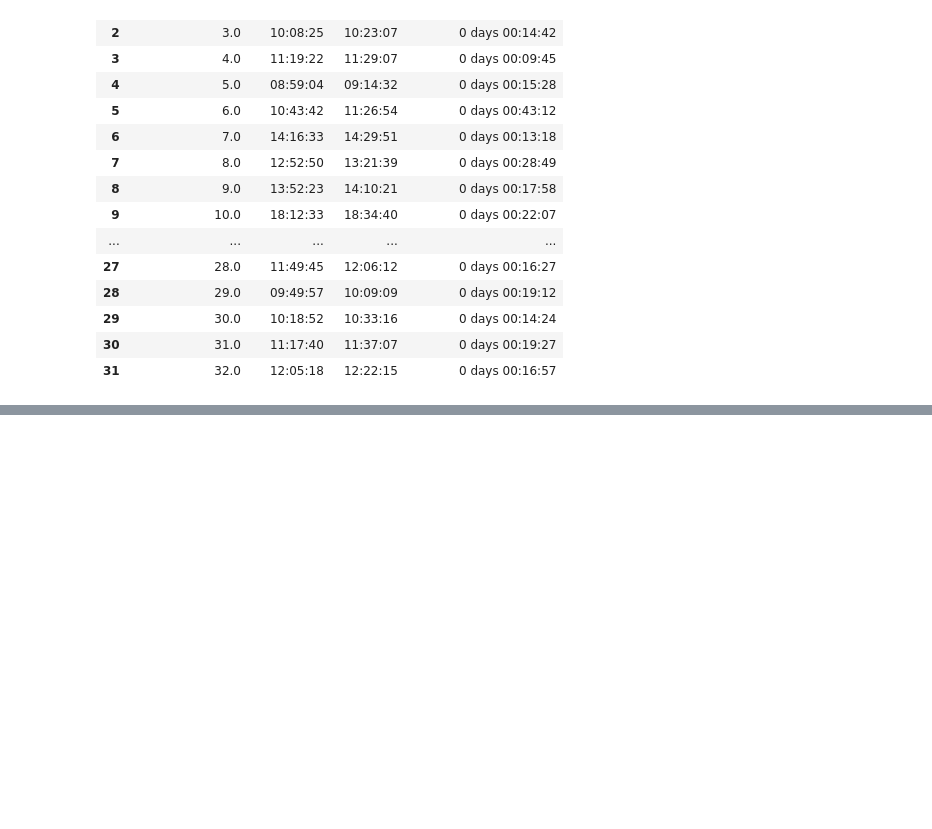
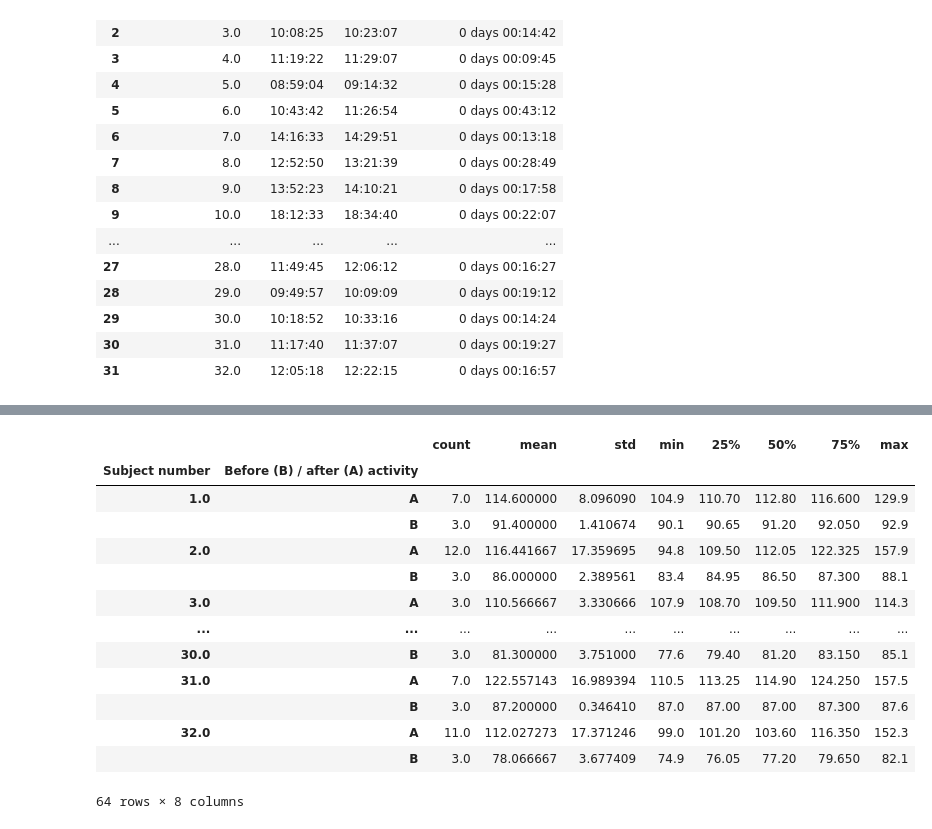
Before and after one commit to Henry7755/ProJect64, a Jupyter notebook: src/demographics.ipynb, the cells around one changed output, grey strips where cells are left out. Drawn from its saved outputs; the diff is of its cells as text; code cells hidden in the pictures; blank space fills up the shorter version.

```diff
--- a/src/demographics.ipynb
+++ b/src/demographics.ipynb
@@ -238,0 +249,21 @@ duration_by_activity
+# %%
+# Finding the distribution of the each activity with a subject and finding the distribution of the activity finding for with
+# Heart Rate under each subject number.
+heart_rate_distr = df.groupby(["Subject number","Before (B)  / after (A) activity"])["Median heart rate (bpm)"].describe()
+# %%
+heart_rate_distr
+# %% [output]
+|  |  | count | mean | std | min | 25% | 50% | 75% | max |
+| Subject number | Before (B) / after (A) activity |  |  |  |  |  |  |  |  |
+| 1.0 | A | 7.0 | 114.600000 | 8.096090 | 104.9 | 110.70 | 112.80 | 116.600 | 129.9 |
+|  | B | 3.0 | 91.400000 | 1.410674 | 90.1 | 90.65 | 91.20 | 92.050 | 92.9 |
+| 2.0 | A | 12.0 | 116.441667 | 17.359695 | 94.8 | 109.50 | 112.05 | 122.325 | 157.9 |
+|  | B | 3.0 | 86.000000 | 2.389561 | 83.4 | 84.95 | 86.50 | 87.300 | 88.1 |
+| 3.0 | A | 3.0 | 110.566667 | 3.330666 | 107.9 | 108.70 | 109.50 | 111.900 | 114.3 |
+| ... | ... | ... | ... | ... | ... | ... | ... | ... | ... |
+| 30.0 | B | 3.0 | 81.300000 | 3.751000 | 77.6 | 79.40 | 81.20 | 83.150 | 85.1 |
+| 31.0 | A | 7.0 | 122.557143 | 16.989394 | 110.5 | 113.25 | 114.90 | 124.250 | 157.5 |
+|  | B | 3.0 | 87.200000 | 0.346410 | 87.0 | 87.00 | 87.00 | 87.300 | 87.6 |
+| 32.0 | A | 11.0 | 112.027273 | 17.371246 | 99.0 | 101.20 | 103.60 | 116.350 | 152.3 |
+|  | B | 3.0 | 78.066667 | 3.677409 | 74.9 | 76.05 | 77.20 | 79.650 | 82.1 |
+64 rows × 8 columns
```
Also changed, not shown: parts of 4 cells of this notebook, 1 other file.
